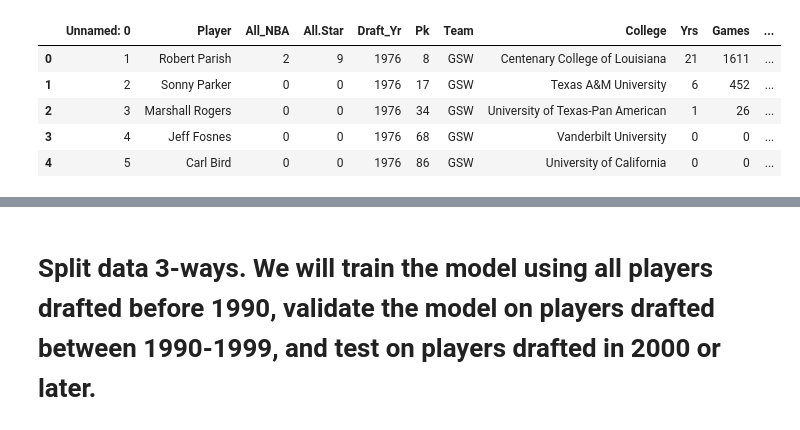
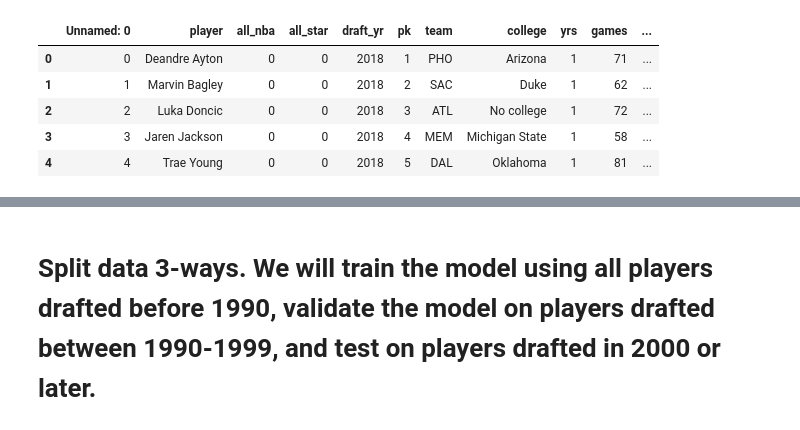
Before and after one commit to NBA-Career-Longevity-Predictor/DS, a Jupyter notebook: machine_learning/nba_project.ipynb, the cells around one changed output, grey strips where cells are left out. Drawn from its saved outputs; the diff is of its cells as text; code cells hidden in the pictures.

```diff
--- a/machine_learning/nba_project.ipynb
+++ b/machine_learning/nba_project.ipynb
@@ -10,12 +10,12 @@ from sklearn.metrics import mean_absolute_error
 pd.set_option('display.max_rows', 500)
 pd.set_option('display.max_columns', 500)
 # %%
-df = pd.read_csv('https://query.data.world/s/w6xlfk5uxmc7jii3altgf2aexzqw3e')
+df = pd.read_csv('../data/nba_data.csv')
 df.head()
 # %% [output]
-|  | Unnamed: 0 | Player | All_NBA | All.Star | Draft_Yr | Pk | Team | College | Yrs | Games | ... |
-| 0 | 1 | Robert Parish | 2 | 9 | 1976 | 8 | GSW | Centenary College of Louisiana | 21 | 1611 | ... |
-| 1 | 2 | Sonny Parker | 0 | 0 | 1976 | 17 | GSW | Texas A&M University | 6 | 452 | ... |
-| 2 | 3 | Marshall Rogers | 0 | 0 | 1976 | 34 | GSW | University of Texas-Pan American | 1 | 26 | ... |
-| 3 | 4 | Jeff Fosnes | 0 | 0 | 1976 | 68 | GSW | Vanderbilt University | 0 | 0 | ... |
-| 4 | 5 | Carl Bird | 0 | 0 | 1976 | 86 | GSW | University of California | 0 | 0 | ... |
+|  | Unnamed: 0 | player | all_nba | all_star | draft_yr | pk | team | college | yrs | games | ... |
+| 0 | 0 | Deandre Ayton | 0 | 0 | 2018 | 1 | PHO | Arizona | 1 | 71 | ... |
+| 1 | 1 | Marvin Bagley | 0 | 0 | 2018 | 2 | SAC | Duke | 1 | 62 | ... |
+| 2 | 2 | Luka Doncic | 0 | 0 | 2018 | 3 | ATL | No college | 1 | 72 | ... |
+| 3 | 3 | Jaren Jackson | 0 | 0 | 2018 | 4 | MEM | Michigan State | 1 | 58 | ... |
+| 4 | 4 | Trae Young | 0 | 0 | 2018 | 5 | DAL | Oklahoma | 1 | 81 | ... |
```
Also changed, not shown: parts of 19 cells of this notebook, 3 other files.
